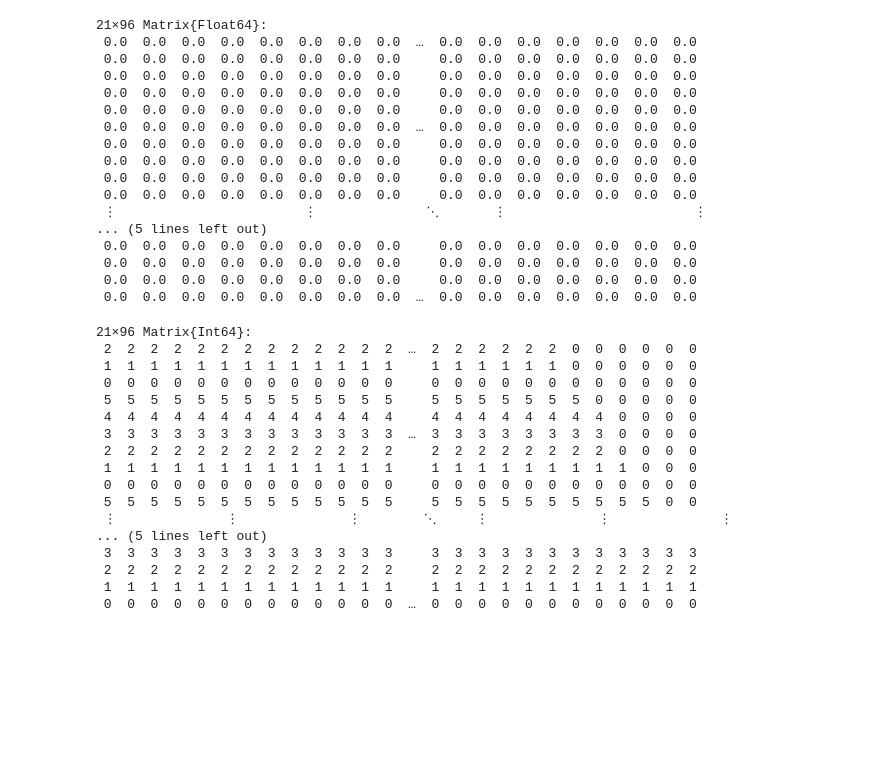
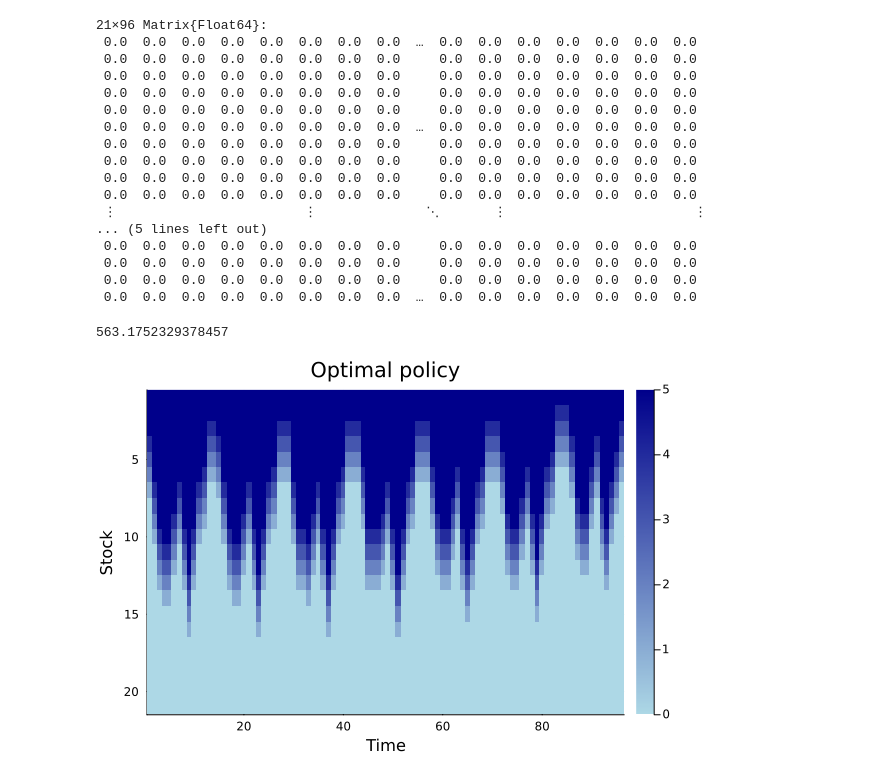
Before and after one commit to ErwannE/OPTIM, a Jupyter notebook: exo2.ipynb, the cells around one changed output. Saved outputs shown, nothing was run; the diff lists cells and outputs as text; code cells hidden in the pictures; blank space fills up the shorter version.

```diff
--- a/exo2.ipynb
+++ b/exo2.ipynb
@@ -277,7 +254,7 @@ for t in 96:-1:1
         for a in 0:5
             Q_96[s + 1, t, a + 1] = 0
             for s_prime in 0:20
-                Q_96[s + 1, t, a + 1] += P_96[s + 1, t, a + 1, s_prime + 1]*(V_96[s_prime + 1, t+1] + 3 * (s - s_prime + a) - cost(s_prime) - command(a))
+                Q_96[s + 1, t, a + 1] += P_96[s + 1, t, a + 1, s_prime + 1]*(V_96[s_prime + 1, t + 1] + 3 * (s - s_prime + a) - cost(s_prime) - command(a))
             end
             if Q_96[s + 1, t, a + 1] > V_96[s + 1, t]
                 V_96[s + 1, t] = Q_96[s + 1, t, a + 1]
@@ -287,24 +264,13 @@ for t in 96:-1:1
     end
 end
 policy_markov_96 = round.(Int, policy_markov_96)
+println(V_96[1, 1])
 # %% [output]
-21×96 Matrix{Int64}:
- 2  2  2  2  2  2  2  2  2  2  2  2  2  …  2  2  2  2  2  2  0  0  0  0  0  0
- 1  1  1  1  1  1  1  1  1  1  1  1  1     1  1  1  1  1  1  0  0  0  0  0  0
- 0  0  0  0  0  0  0  0  0  0  0  0  0     0  0  0  0  0  0  0  0  0  0  0  0
- 5  5  5  5  5  5  5  5  5  5  5  5  5     5  5  5  5  5  5  5  0  0  0  0  0
- 4  4  4  4  4  4  4  4  4  4  4  4  4     4  4  4  4  4  4  4  4  0  0  0  0
- 3  3  3  3  3  3  3  3  3  3  3  3  3  …  3  3  3  3  3  3  3  3  0  0  0  0
- 2  2  2  2  2  2  2  2  2  2  2  2  2     2  2  2  2  2  2  2  2  0  0  0  0
- 1  1  1  1  1  1  1  1  1  1  1  1  1     1  1  1  1  1  1  1  1  1  0  0  0
- 0  0  0  0  0  0  0  0  0  0  0  0  0     0  0  0  0  0  0  0  0  0  0  0  0
- 5  5  5  5  5  5  5  5  5  5  5  5  5     5  5  5  5  5  5  5  5  5  5  0  0
- ⋮              ⋮              ⋮        ⋱     ⋮              ⋮              ⋮
-... (5 lines left out)
- 3  3  3  3  3  3  3  3  3  3  3  3  3     3  3  3  3  3  3  3  3  3  3  3  3
- 2  2  2  2  2  2  2  2  2  2  2  2  2     2  2  2  2  2  2  2  2  2  2  2  2
- 1  1  1  1  1  1  1  1  1  1  1  1  1     1  1  1  1  1  1  1  1  1  1  1  1
- 0  0  0  0  0  0  0  0  0  0  0  0  0  …  0  0  0  0  0  0  0  0  0  0  0  0
+563.1752329378457
+# %%
+heatmap(policy_markov_96, c=:blues, yflip=true, xlabel="Time", ylabel="Stock", title="Optimal policy")
+# %% [output]
+[figure, added]
 # %%
 C_markov_96 = simulator(policy_markov_96, 10)
 println(C_markov_96)
```
Also changed, not shown: parts of 10 cells of this notebook, 2 other files.
